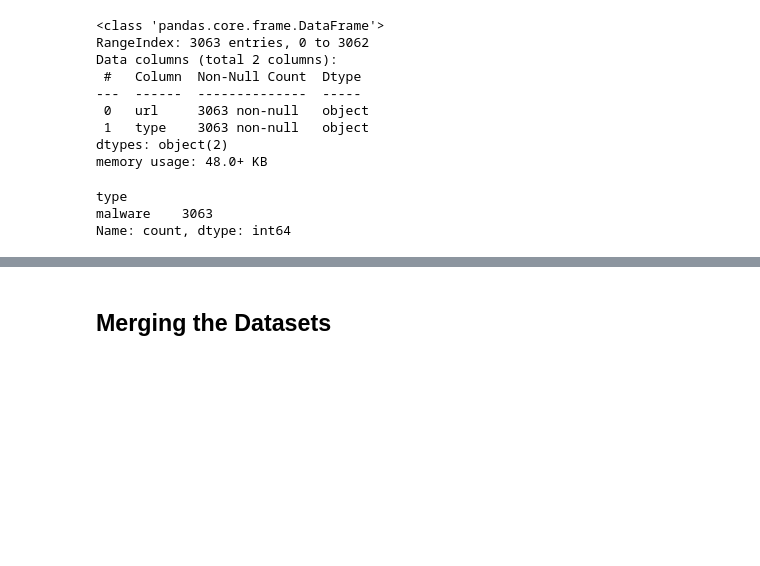
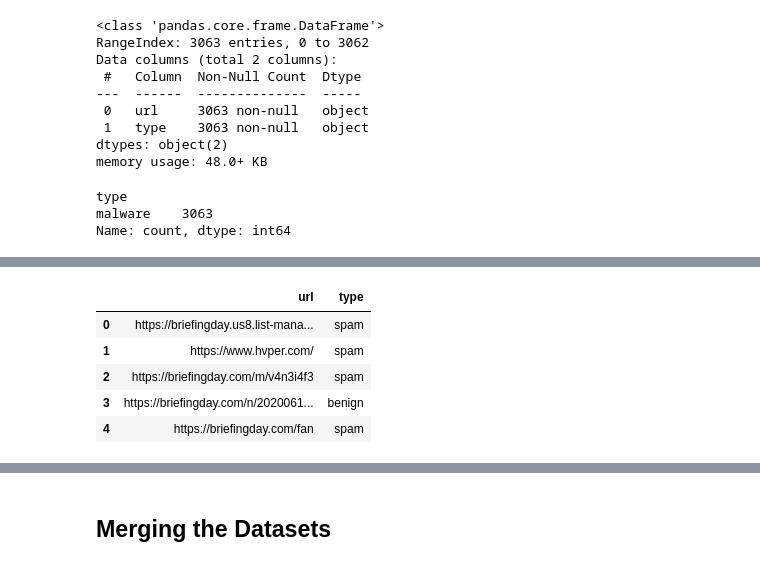
Before and after one commit to sssison/SecURL, a Jupyter notebook: 01_data-preprocessing/dataset_preprocessing.ipynb, the cells around one changed output, grey strips where cells are left out. Drawn from its saved outputs; the diff is of its cells as text; code cells hidden in the pictures; blank space fills up the shorter version.

```diff
--- a/01_data-preprocessing/dataset_preprocessing.ipynb
+++ b/01_data-preprocessing/dataset_preprocessing.ipynb
@@ -153,0 +172,12 @@ Name: count, dtype: int64
+# %%
+dataset_4.loc[dataset_4['is_spam'] == True, "type"] = "spam"
+dataset_4.loc[dataset_4['is_spam'] == False, "type"] = "benign"
+dataset_4 = dataset_4[['url', 'type']]
+dataset_4.head()
+# %% [output]
+|  | url | type |
+| 0 | https://briefingday.us8.list-mana... | spam |
+| 1 | https://www.hvper.com/ | spam |
+| 2 | https://briefingday.com/m/v4n3i4f3 | spam |
+| 3 | https://briefingday.com/n/2020061... | benign |
+| 4 | https://briefingday.com/fan | spam |
```
Also changed, not shown: parts of 18 cells of this notebook, 11 other files.
